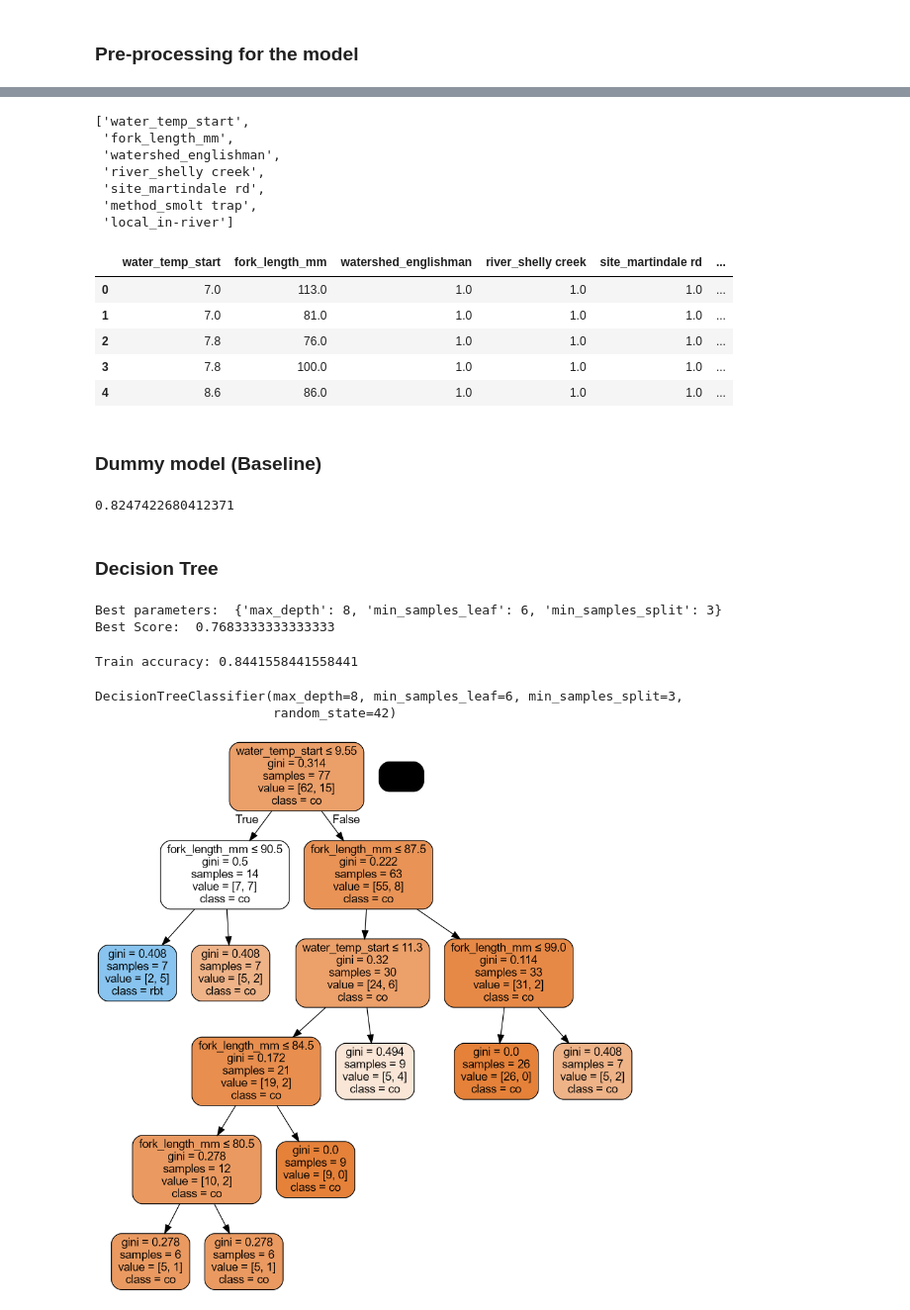
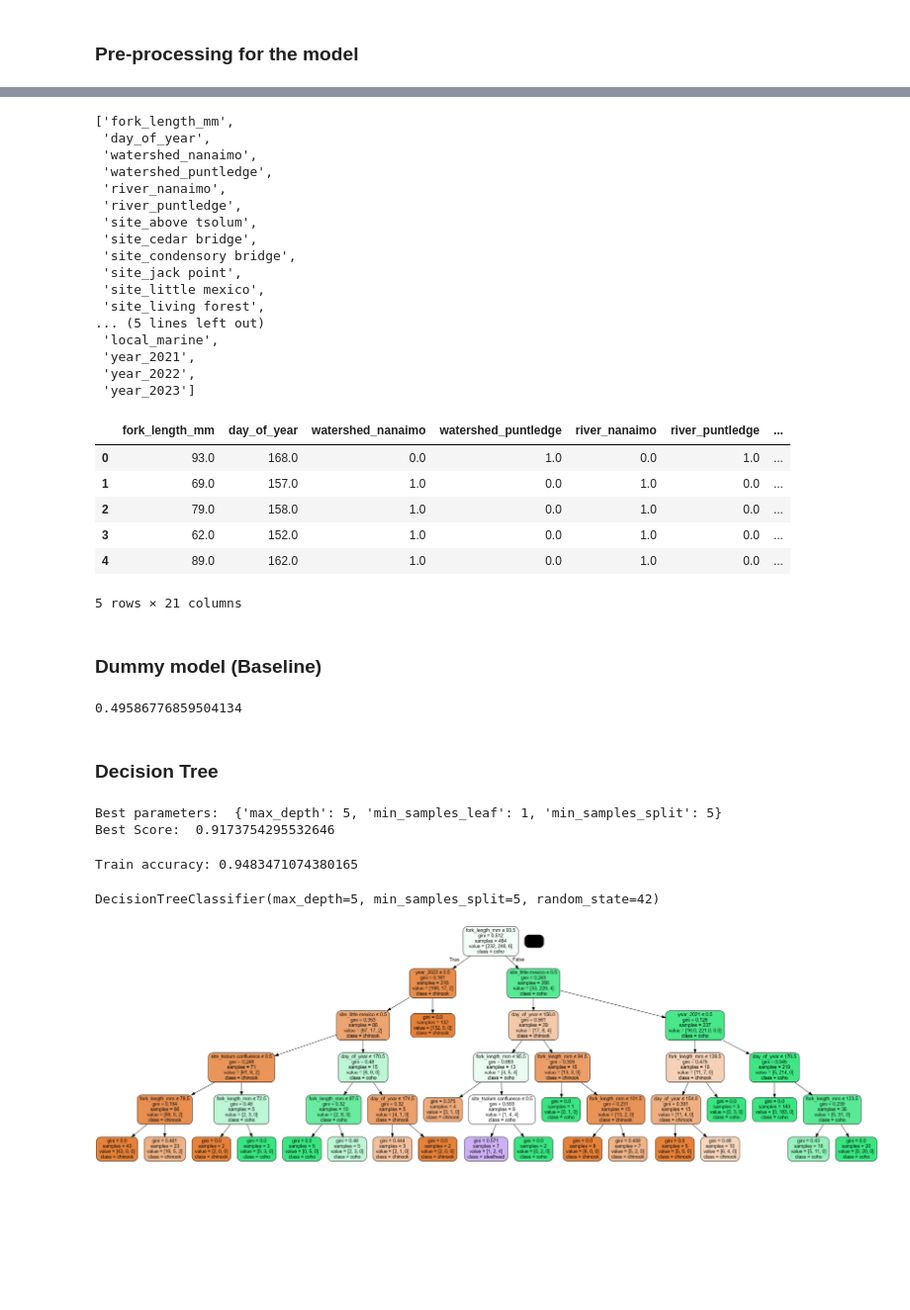
Before and after one commit to brahmwg/Bottlenecks_MDS_Capstone, a Jupyter notebook: imputation_model/Decision_tree.ipynb, the cells around one changed output, grey strips where cells are left out. Shown at 99% size. Drawn from its saved outputs; the diff is of its cells as text; code cells hidden in the pictures; blank space fills up the shorter version.

```diff
--- a/imputation_model/Decision_tree.ipynb
+++ b/imputation_model/Decision_tree.ipynb
@@ -144,0 +145,4 @@ y = df_sampled['confirmed_species']
+# %%
+X["year"] = pd.DatetimeIndex(X['date']).year
+X['day_of_year'] = pd.to_datetime(X['date']).dt.dayofyear
+X.head()
@@ -145,15 +156,15 @@ y = df_sampled['confirmed_species']
 # %%
 # numeric_feats = [""]  # apply scaling
-categorical_feats = ["watershed", "river", "site", "method", "local"]  # apply one-hot encoding
-passthrough_feats = ["water_temp_start", "fork_length_mm"]  # do not apply any transformation
-# drop_feats = [ "species" ]
+categorical_feats = ["watershed", "river", "site", "method", "local", "year"]  # apply one-hot encoding
+passthrough_feats = ["fork_length_mm", "day_of_year"]  # do not apply any transformation
+drop_feats = [ "date" ]
 # levels = ["", ""]
 # %%
 ct = make_column_transformer (
     #(StandardScaler(), numeric_feats),
     ("passthrough", passthrough_feats),
     (OneHotEncoder(), categorical_feats),
-    #("drop", drop_feats),
+    ("drop", drop_feats),
     #OrdinalEncoder(categories=[levels], dtype=int)
 )
 # %%
@@ -166,23 +177,34 @@ column_names = (
 )
 column_names
 # %% [output]
-['water_temp_start',
- 'fork_length_mm',
- 'watershed_englishman',
- 'river_shelly creek',
- 'site_martindale rd',
- 'method_smolt trap',
- 'local_in-river']
+['fork_length_mm',
+ 'day_of_year',
+ 'watershed_nanaimo',
+ 'watershed_puntledge',
+ 'river_nanaimo',
+ 'river_puntledge',
+ 'site_above tsolum',
+ 'site_cedar bridge',
+ 'site_condensory bridge',
+ 'site_jack point',
+ 'site_little mexico',
+ 'site_living forest',
+... (5 lines left out)
+ 'local_marine',
+ 'year_2021',
+ 'year_2022',
+ 'year_2023']
 # %%
 X_transformed = pd.DataFrame(transformed, columns=column_names)
 X_transformed.head()
 # %% [output]
-|  | water_temp_start | fork_length_mm | watershed_englishman | river_shelly creek | site_martindale rd | ... |
-| 0 | 7.0 | 113.0 | 1.0 | 1.0 | 1.0 | ... |
-| 1 | 7.0 | 81.0 | 1.0 | 1.0 | 1.0 | ... |
-| 2 | 7.8 | 76.0 | 1.0 | 1.0 | 1.0 | ... |
-| 3 | 7.8 | 100.0 | 1.0 | 1.0 | 1.0 | ... |
-| 4 | 8.6 | 86.0 | 1.0 | 1.0 | 1.0 | ... |
+|  | fork_length_mm | day_of_year | watershed_nanaimo | watershed_puntledge | river_nanaimo | river_puntledge | ... |
+| 0 | 93.0 | 168.0 | 0.0 | 1.0 | 0.0 | 1.0 | ... |
+| 1 | 69.0 | 157.0 | 1.0 | 0.0 | 1.0 | 0.0 | ... |
+| 2 | 79.0 | 158.0 | 1.0 | 0.0 | 1.0 | 0.0 | ... |
+| 3 | 62.0 | 152.0 | 1.0 | 0.0 | 1.0 | 0.0 | ... |
+| 4 | 89.0 | 162.0 | 1.0 | 0.0 | 1.0 | 0.0 | ... |
+5 rows × 21 columns
 # %% [markdown]
 ### Dummy model (Baseline)
 # %%
@@ -190,7 +212,7 @@ dummy_clf = DummyClassifier(strategy="most_frequent")
 dummy_clf.fit(X_transformed, y)
 dummy_clf.score(X_transformed, y)
 # %% [output]
-0.8247422680412371
+0.49586776859504134
 # %% [markdown]
 ### Decision Tree
 # %%
@@ -213,8 +235,8 @@ random_search.fit(X_train, y_train)
 print("Best parameters: ", random_search.best_params_)
 print("Best Score: ", random_search.best_score_)
 # %% [output]
-Best parameters:  {'max_depth': 8, 'min_samples_leaf': 6, 'min_samples_split': 3}
-Best Score:  0.7683333333333333
+Best parameters:  {'max_depth': 5, 'min_samples_leaf': 1, 'min_samples_split': 5}
+Best Score:  0.9173754295532646
 # %%
 decision_tree = DecisionTreeClassifier(
     max_depth = random_search.best_params_["max_depth"],
@@ -225,24 +247,23 @@ decision_tree = DecisionTreeClassifier(
 decision_tree.fit(X_train, y_train)
 print("Train accuracy:", decision_tree.score(X_train, y_train))
 # %% [output]
-Train accuracy: 0.8441558441558441
+Train accuracy: 0.9483471074380165
 # %%
 decision_tree
 # %% [output]
-DecisionTreeClassifier(max_depth=8, min_samples_leaf=6, min_samples_split=3,
-                       random_state=42)
+DecisionTreeClassifier(max_depth=5, min_samples_split=5, random_state=42)
 # %%
 dot_data = StringIO()
 export_graphviz(decision_tree, out_file = dot_data, filled = True,
                 rounded = True,
                 special_characters = True,
                 feature_names = column_names,
-                class_names = ["co", "rbt"], max_depth = 7)
+                class_names = ["chinook", "coho", "steelhead"], max_depth = 7)
 graph = pydotplus.graph_from_dot_data(dot_data.getvalue())
 graph.write_png("Decision_tree.png")
 Image(graph.create_png())
 # %% [output]
-[figure, old version]
+[figure, new version]
 # %%
 print("Test score: ", decision_tree.score(X_test, y_test))
 # %% [output]
```
Also changed, not shown: parts of 9 cells of this notebook, 2 other files.
